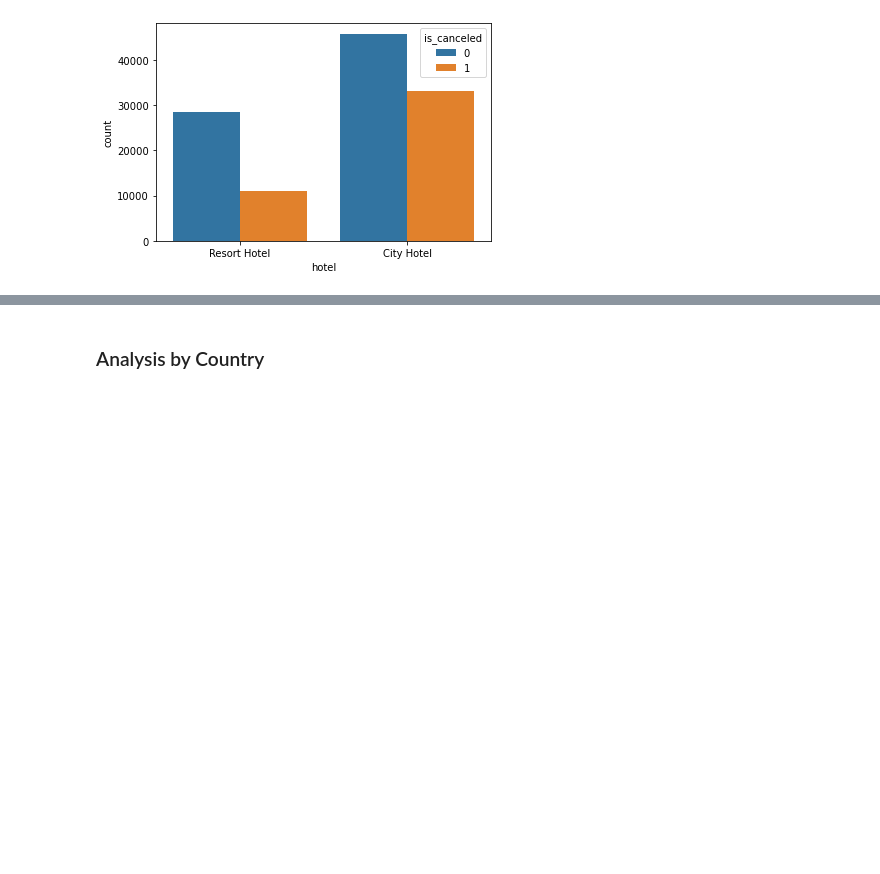
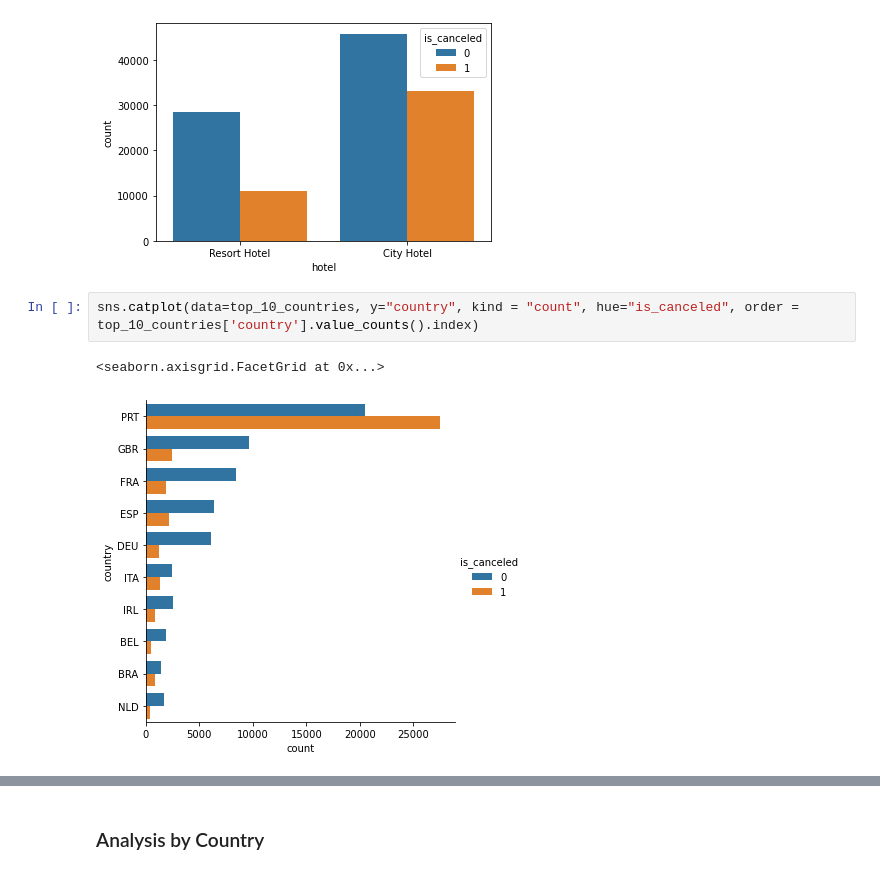
Before and after one commit to elainecorcoran1/UCDProject, a Jupyter notebook: hotel_bookings_notebook.ipynb, the cells around one changed output, grey strips where cells are left out. Drawn from its saved outputs; the diff is of its cells as text; blank space fills up the shorter version.

```diff
--- a/hotel_bookings_notebook.ipynb
+++ b/hotel_bookings_notebook.ipynb
@@ -513,3 +555,8 @@ sns.countplot(data = hotel_bookings, x = 'hotel', hue = 'is_canceled')
 # %% [output]
 <AxesSubplot:xlabel='hotel', ylabel='count'>
 [figure]
+# %%
+sns.catplot(data=top_10_countries, y="country", kind = "count", hue="is_canceled", order = top_10_countries['country'].value_counts().index)
+# %% [output]
+<seaborn.axisgrid.FacetGrid at 0x...>
+[figure, added]
```
Also changed, not shown: parts of 21 cells of this notebook.
